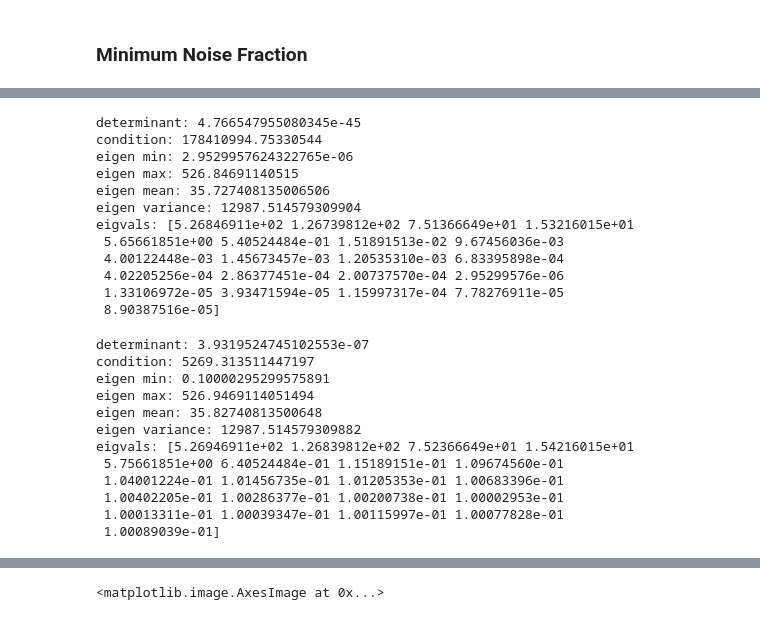
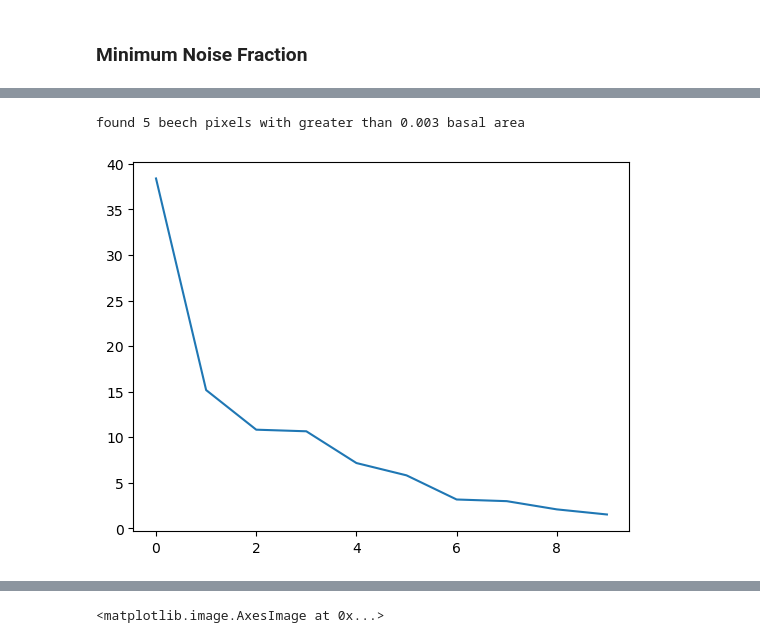
Before and after one commit to rosehanuy/beech-catskills, a Jupyter notebook: data_stack.ipynb, the cells around one changed output, grey strips where cells are left out. Cells and saved outputs as stored; diff of their text form; code cells hidden in the pictures.

```diff
--- a/data_stack.ipynb
+++ b/data_stack.ipynb
@@ -207,7 +208,7 @@ class DataStack():
             m3 = xr.concat([m1,m2],dim='band')
 
             ## mask non-forest pixels
-            #self.all_variables = m3.where(m3.sel(band=f'evi_month{num_of_peak_evi_month}')>0.5,other=np.nan)
+            self.all_variables = m3.where(m3.sel(band=f'evi_month{num_of_peak_evi_month}')>0.5,other=np.nan)
             self.all_variables = m3
             # save
             self.all_variables.to_netcdf(self.root / 'sentinel_data' / self.folder / f'{self.year}_{self.site_name}_variables.nc')
@@ -304,7 +305,7 @@ class DataStack():
             a = a.sel(band=f)
 
         pca = xr.open_dataarray(self.root / 'sentinel_data' / self.folder / f'{self.year}_{self.site_name}_pca_{v1}_{v2}.nc')
-        pca = pca.isel(band=slice(0,5))
+        pca = pca.isel(band=slice(0,10))
 
         b = xr.concat([a,pca],dim='band')
 
@@ -1018,41 +885,8 @@ noise_region_var, bbox_var = get_noise_region_variance(roi1.mnf_input,30)
-# %%
-#data = mnf_1.data[16:21,:,:]
-#data = roi1.mnf_input.values
-noise_estimates = estimate_noise_laplacian(noise_region_otsu)
-# make noise matrix
-#noise_matrix = estimate_noise(data)
-#noise = estimate_noise_spectral(noise_region_otsu)
-n_cov_matrix = get_noise_cov_matrix(noise_estimates)
-check_matrix(n_cov_matrix)
-# %% [output]
-determinant: 4.766547955080345e-45
-condition: 178410994.75330544
-eigen min: 2.9529957624322765e-06
-eigen max: 526.84691140515
-eigen mean: 35.727408135006506
-eigen variance: 12987.514579309904
-eigvals: [5.26846911e+02 1.26739812e+02 7.51366649e+01 1.53216015e+01
- 5.65661851e+00 5.40524484e-01 1.51891513e-02 9.67456036e-03
- 4.00122448e-03 1.45673457e-03 1.20535310e-03 6.83395898e-04
- 4.02205256e-04 2.86377451e-04 2.00737570e-04 2.95299576e-06
- 1.33106972e-05 3.93471594e-05 1.15997317e-04 7.78276911e-05
- 8.90387516e-05]
-# %%
-####### adding regularization term gives more numerically resonable output ###########
-
-lambda_reg = 1e-1 * np.eye(n_cov_matrix.shape[0])  # diagonal offset
-n_cov_matrix = n_cov_matrix + lambda_reg
-check_matrix(n_cov_matrix) # laplace noise estimate
-# %% [output]
-determinant: 3.9319524745102553e-07
-condition: 5269.313511447197
-eigen min: 0.10000295299575891
-eigen max: 526.9469114051494
-eigen mean: 35.82740813500648
-eigen variance: 12987.514579309882
-eigvals: [5.26946911e+02 1.26839812e+02 7.52366649e+01 1.54216015e+01
- 5.75661851e+00 6.40524484e-01 1.15189151e-01 1.09674560e-01
- 1.04001224e-01 1.01456735e-01 1.01205353e-01 1.00683396e-01
- 1.00402205e-01 1.00286377e-01 1.00200738e-01 1.00002953e-01
- 1.00013311e-01 1.00039347e-01 1.00115997e-01 1.00077828e-01
- 1.00089039e-01]
+# %%
+m1 = create_mnf_image(roi1,n1=0,n2=26,reg=True)
+# %% [output]
+found 5 beech pixels with greater than 0.003 basal area
+# %%
+m1.plot_mnf_variance()
+# %% [output]
+[figure, added]
```
Also changed, not shown: parts of 34 cells of this notebook.
